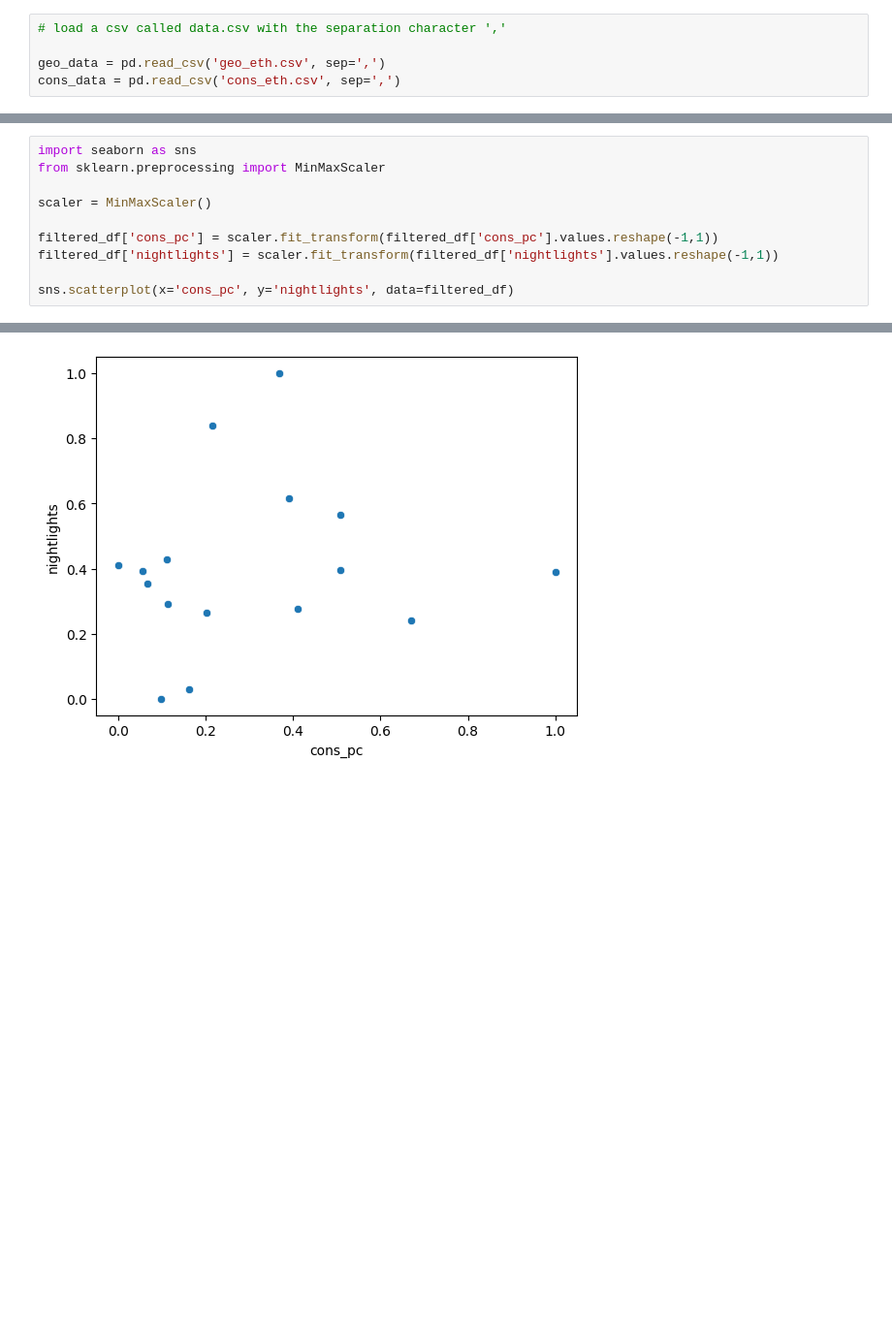
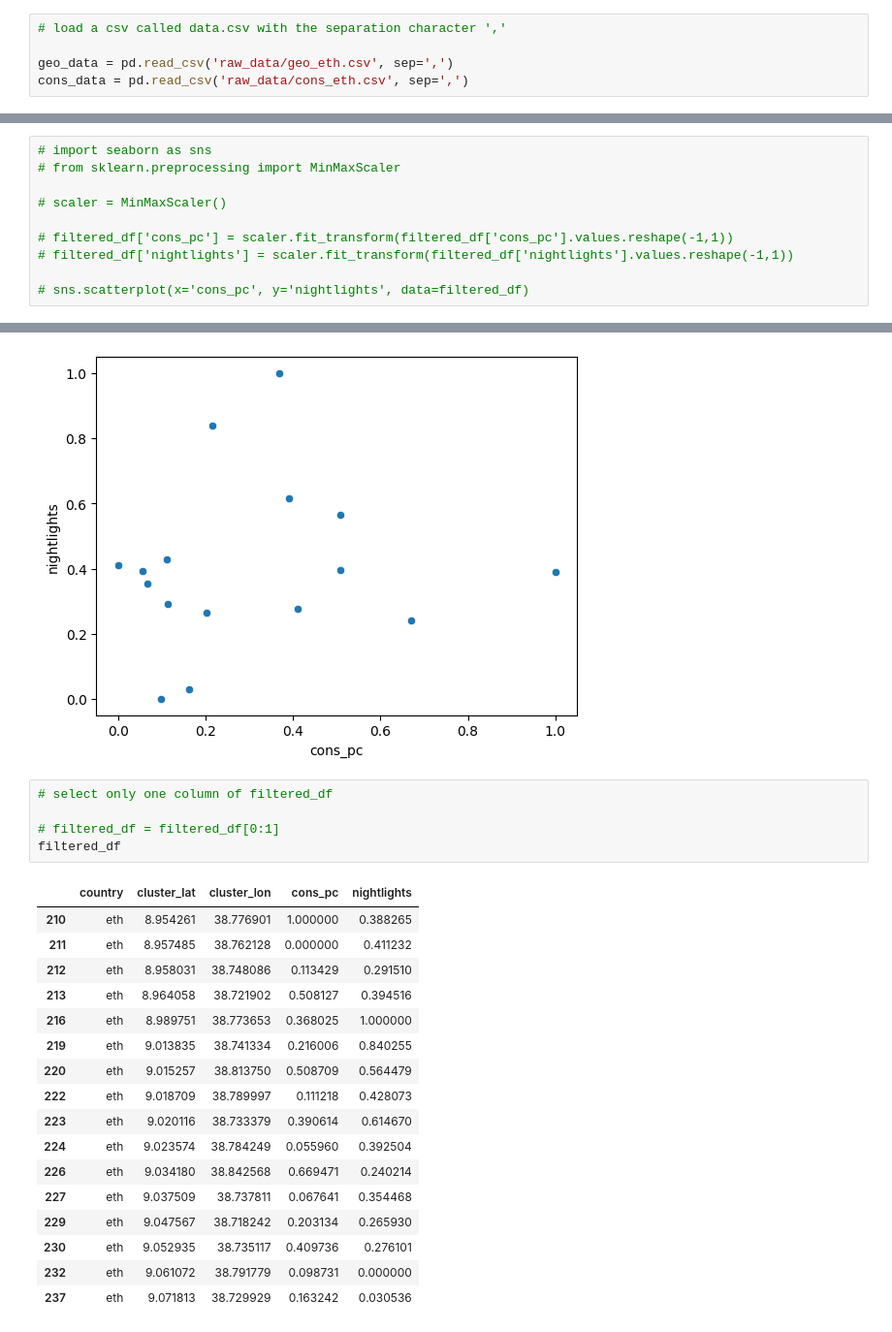
Before and after one commit to ladis-jil/Predicting-Economic-Activity-Satelite-Imagery, a Jupyter notebook: test_notebook.ipynb, the cells around one changed output, grey strips where cells are left out. Shown at 97% size. Drawn from its saved outputs; the diff is of its cells as text; blank space fills up the shorter version.

Commit message:
preprocess

```diff
--- a/test_notebook.ipynb
+++ b/test_notebook.ipynb
@@ -5,8 +5,8 @@ import os
 # %%
 # load a csv called data.csv with the separation character ','
 
-geo_data = pd.read_csv('geo_eth.csv', sep=',')
-cons_data = pd.read_csv('cons_eth.csv', sep=',')
+geo_data = pd.read_csv('raw_data/geo_eth.csv', sep=',')
+cons_data = pd.read_csv('raw_data/cons_eth.csv', sep=',')
 # %%
 geo_data.head()
 # %% [output]
@@ -180,15 +180,15 @@ filtered_df
 | 232 | eth | 9.061072 | 38.791779 | 12.539863 | 2.985090 |
 | 237 | eth | 9.071813 | 38.729929 | 13.792394 | 3.771396 |
 # %%
-import seaborn as sns
-from sklearn.preprocessing import MinMaxScaler
+# import seaborn as sns
+# from sklearn.preprocessing import MinMaxScaler
 
-scaler = MinMaxScaler()
+# scaler = MinMaxScaler()
 
-filtered_df['cons_pc'] = scaler.fit_transform(filtered_df['cons_pc'].values.reshape(-1,1))
-filtered_df['nightlights'] = scaler.fit_transform(filtered_df['nightlights'].values.reshape(-1,1))
+# filtered_df['cons_pc'] = scaler.fit_transform(filtered_df['cons_pc'].values.reshape(-1,1))
+# filtered_df['nightlights'] = scaler.fit_transform(filtered_df['nightlights'].values.reshape(-1,1))
 
-sns.scatterplot(x='cons_pc', y='nightlights', data=filtered_df)
+# sns.scatterplot(x='cons_pc', y='nightlights', data=filtered_df)
 # %% [output]
 A value is trying to be set on a copy of a slice from a DataFrame.
 Try using .loc[row_indexer,col_indexer] = value instead
@@ -202,3 +202,26 @@ See the caveats in the documentation: https://pandas.pydata.org/pandas-docs/stab
   filtered_df['nightlights'] = scaler.fit_transform(filtered_df['nightlights'].values.reshape(-1,1))
 <AxesSubplot:xlabel='cons_pc', ylabel='nightlights'>
 [figure]
+# %%
+# select only one column of filtered_df
+
+# filtered_df = filtered_df[0:1]
+filtered_df
+# %% [output]
+|  | country | cluster_lat | cluster_lon | cons_pc | nightlights |
+| 210 | eth | 8.954261 | 38.776901 | 1.000000 | 0.388265 |
+| 211 | eth | 8.957485 | 38.762128 | 0.000000 | 0.411232 |
+| 212 | eth | 8.958031 | 38.748086 | 0.113429 | 0.291510 |
+| 213 | eth | 8.964058 | 38.721902 | 0.508127 | 0.394516 |
+| 216 | eth | 8.989751 | 38.773653 | 0.368025 | 1.000000 |
+| 219 | eth | 9.013835 | 38.741334 | 0.216006 | 0.840255 |
+| 220 | eth | 9.015257 | 38.813750 | 0.508709 | 0.564479 |
+| 222 | eth | 9.018709 | 38.789997 | 0.111218 | 0.428073 |
+| 223 | eth | 9.020116 | 38.733379 | 0.390614 | 0.614670 |
+| 224 | eth | 9.023574 | 38.784249 | 0.055960 | 0.392504 |
+| 226 | eth | 9.034180 | 38.842568 | 0.669471 | 0.240214 |
+| 227 | eth | 9.037509 | 38.737811 | 0.067641 | 0.354468 |
+| 229 | eth | 9.047567 | 38.718242 | 0.203134 | 0.265930 |
+| 230 | eth | 9.052935 | 38.735117 | 0.409736 | 0.276101 |
+| 232 | eth | 9.061072 | 38.791779 | 0.098731 | 0.000000 |
+| 237 | eth | 9.071813 | 38.729929 | 0.163242 | 0.030536 |
```
Also changed, not shown: parts of 5 cells of this notebook, 17 other files.
